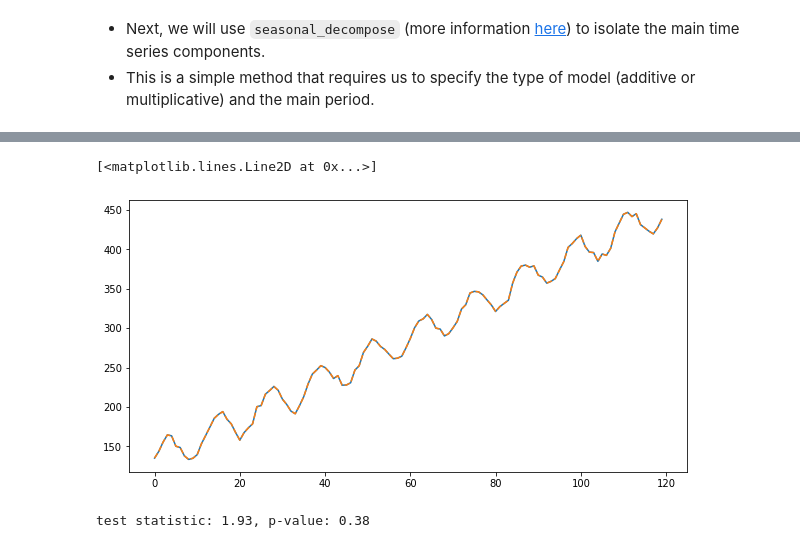
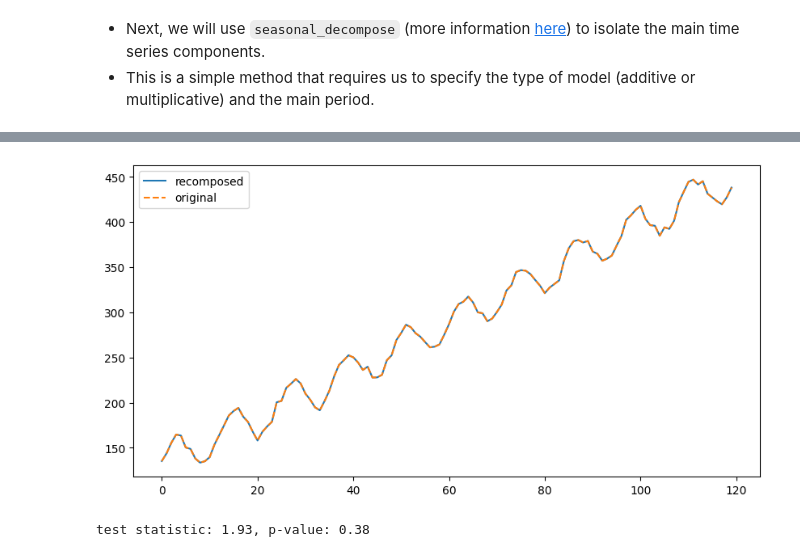
Before and after one commit to nsydn/ise043_tsaf, a Jupyter notebook: ise043_tsaf_2425f_1_intro2tseries.ipynb, the cells around one changed output, grey strips where cells are left out. Saved outputs shown, nothing was run; the diff lists cells and outputs as text; code cells hidden in the pictures.

```diff
--- a/ise043_tsaf_2425f_1_intro2tseries.ipynb
+++ b/ise043_tsaf_2425f_1_intro2tseries.ipynb
@@ -315,10 +320,10 @@ plt.legend();
 # %%
 plt.figure(figsize=(10, 5))
-plt.plot(additive_decompose.trend+additive_decompose.seasonal+additive_decompose.resid)
-plt.plot(additive,'--')
+plt.plot(additive_decompose.trend+additive_decompose.seasonal+additive_decompose.resid, label='recomposed')
+plt.plot(additive,'--', label='original')
+plt.legend();
 # %% [output]
-[<matplotlib.lines.Line2D at 0x...>]
-[figure, old version]
+[figure, new version]
 # %%
 from scipy import stats
 test = stats.normaltest(additive_decompose.resid[~np.isnan(additive_decompose.resid)])
```
Also changed, not shown: parts of 29 cells of this notebook.
